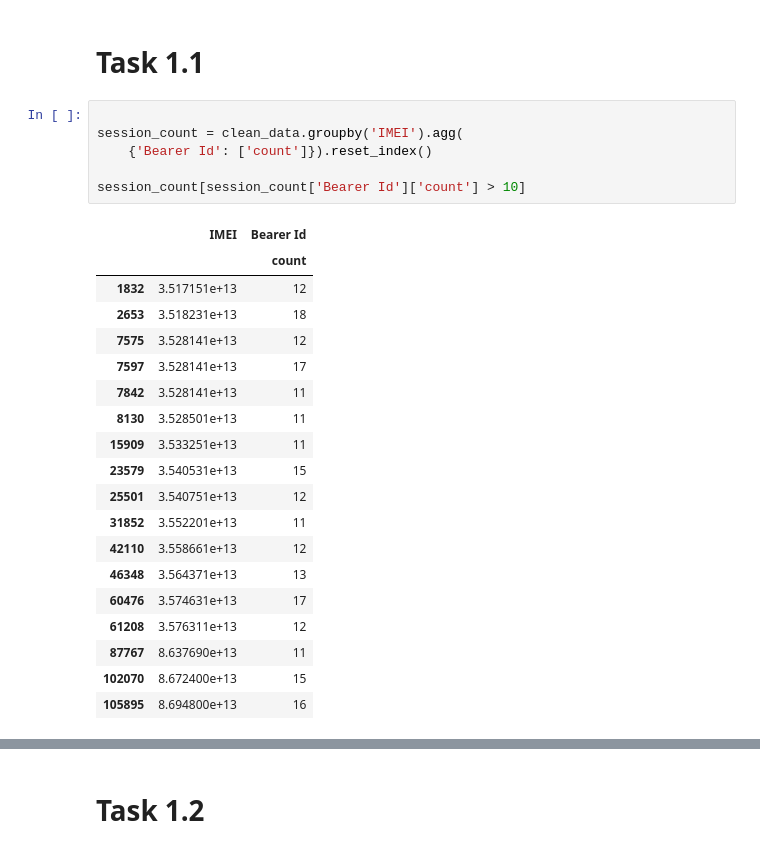
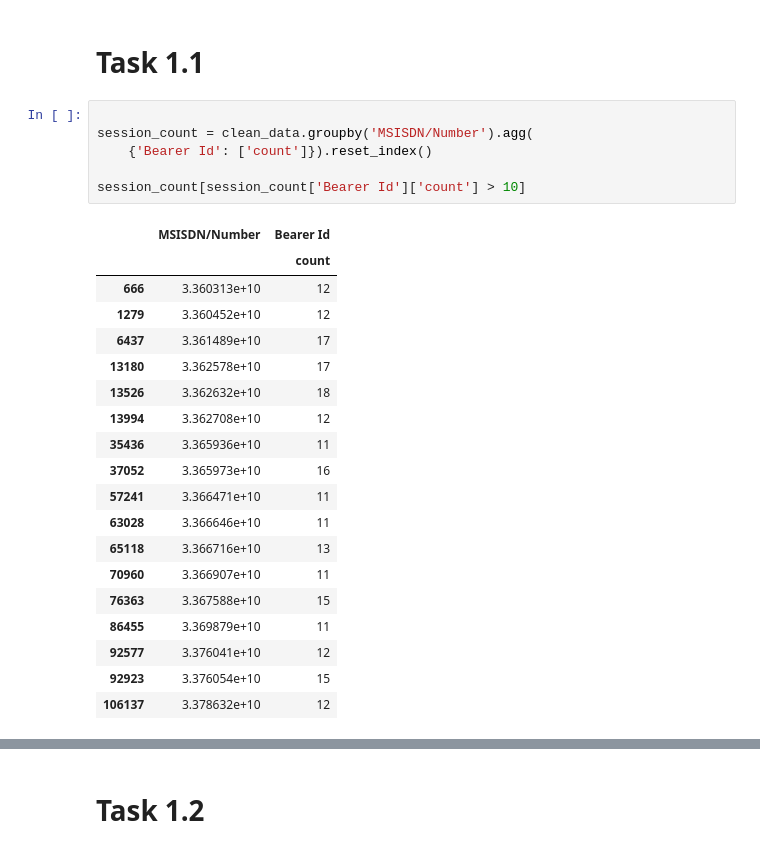
Before and after one commit to degagawolde/User-Analytics-Telecommunication-Industry, a Jupyter notebook: notebook/User-Overview-Analysis.ipynb, the cells around one changed output, grey strips where cells are left out. Cells and saved outputs as stored; diff of their text form.

```diff
--- a/notebook/Data_Exploration.ipynb
+++ b/notebook/User-Overview-Analysis.ipynb
@@ -105,29 +105,29 @@ plt.subplots_adjust(left=0.2, right=0.99,
 # Task 1.1
 # %%
 
-session_count = clean_data.groupby('IMEI').agg(
+session_count = clean_data.groupby('MSISDN/Number').agg(
     {'Bearer Id': ['count']}).reset_index()
 
 session_count[session_count['Bearer Id']['count'] > 10]
 # %% [output]
-|  | IMEI | Bearer Id |
+|  | MSISDN/Number | Bearer Id |
 |  |  | count |
-| 1832 | 3.517151e+13 | 12 |
-| 2653 | 3.518231e+13 | 18 |
-| 7575 | 3.528141e+13 | 12 |
-| 7597 | 3.528141e+13 | 17 |
-| 7842 | 3.528141e+13 | 11 |
-| 8130 | 3.528501e+13 | 11 |
-| 15909 | 3.533251e+13 | 11 |
-| 23579 | 3.540531e+13 | 15 |
-| 25501 | 3.540751e+13 | 12 |
-| 31852 | 3.552201e+13 | 11 |
-| 42110 | 3.558661e+13 | 12 |
-| 46348 | 3.564371e+13 | 13 |
-| 60476 | 3.574631e+13 | 17 |
-| 61208 | 3.576311e+13 | 12 |
-| 87767 | 8.637690e+13 | 11 |
-| 102070 | 8.672400e+13 | 15 |
-| 105895 | 8.694800e+13 | 16 |
+| 666 | 3.360313e+10 | 12 |
+| 1279 | 3.360452e+10 | 12 |
+| 6437 | 3.361489e+10 | 17 |
+| 13180 | 3.362578e+10 | 17 |
+| 13526 | 3.362632e+10 | 18 |
+| 13994 | 3.362708e+10 | 12 |
+| 35436 | 3.365936e+10 | 11 |
+| 37052 | 3.365973e+10 | 16 |
+| 57241 | 3.366471e+10 | 11 |
+| 63028 | 3.366646e+10 | 11 |
+| 65118 | 3.366716e+10 | 13 |
+| 70960 | 3.366907e+10 | 11 |
+| 76363 | 3.367588e+10 | 15 |
+| 86455 | 3.369879e+10 | 11 |
+| 92577 | 3.376041e+10 | 12 |
+| 92923 | 3.376054e+10 | 15 |
+| 106137 | 3.378632e+10 | 12 |
 # %%
 
```
Also changed, not shown: parts of 9 cells of this notebook.
